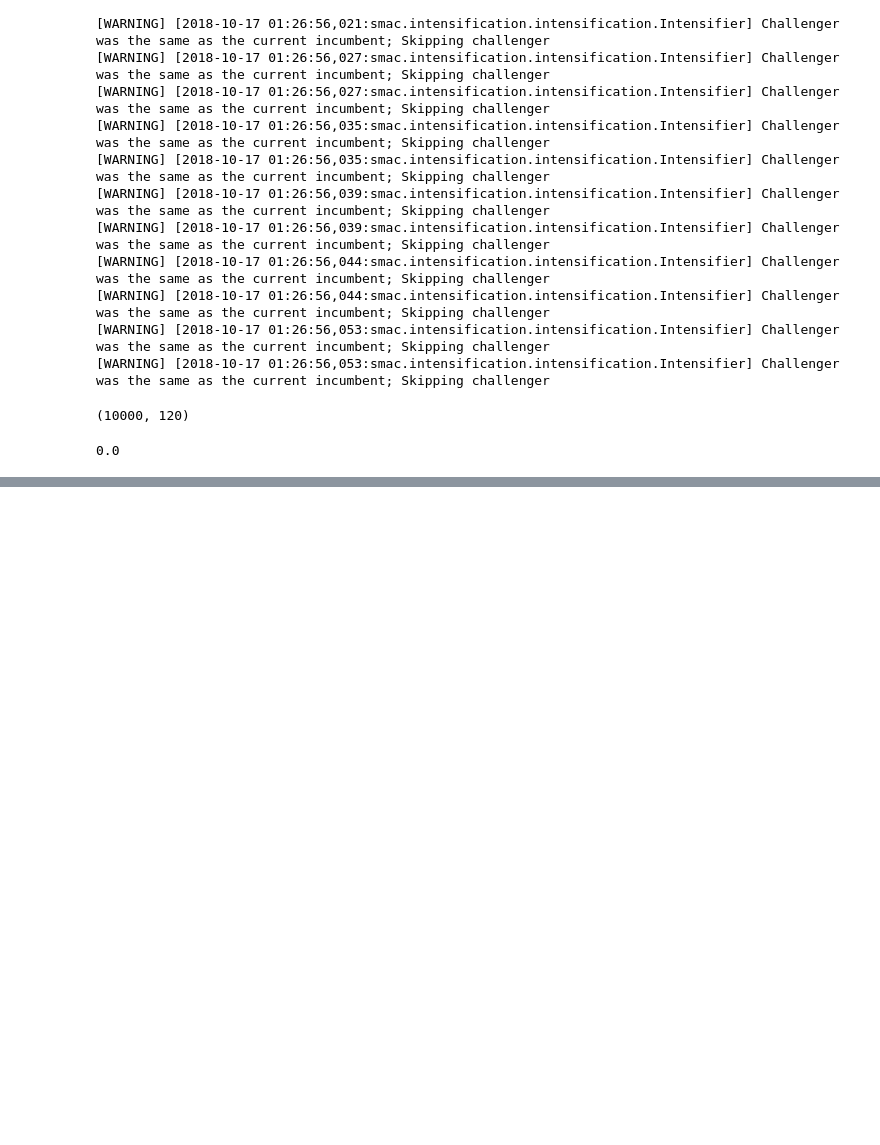
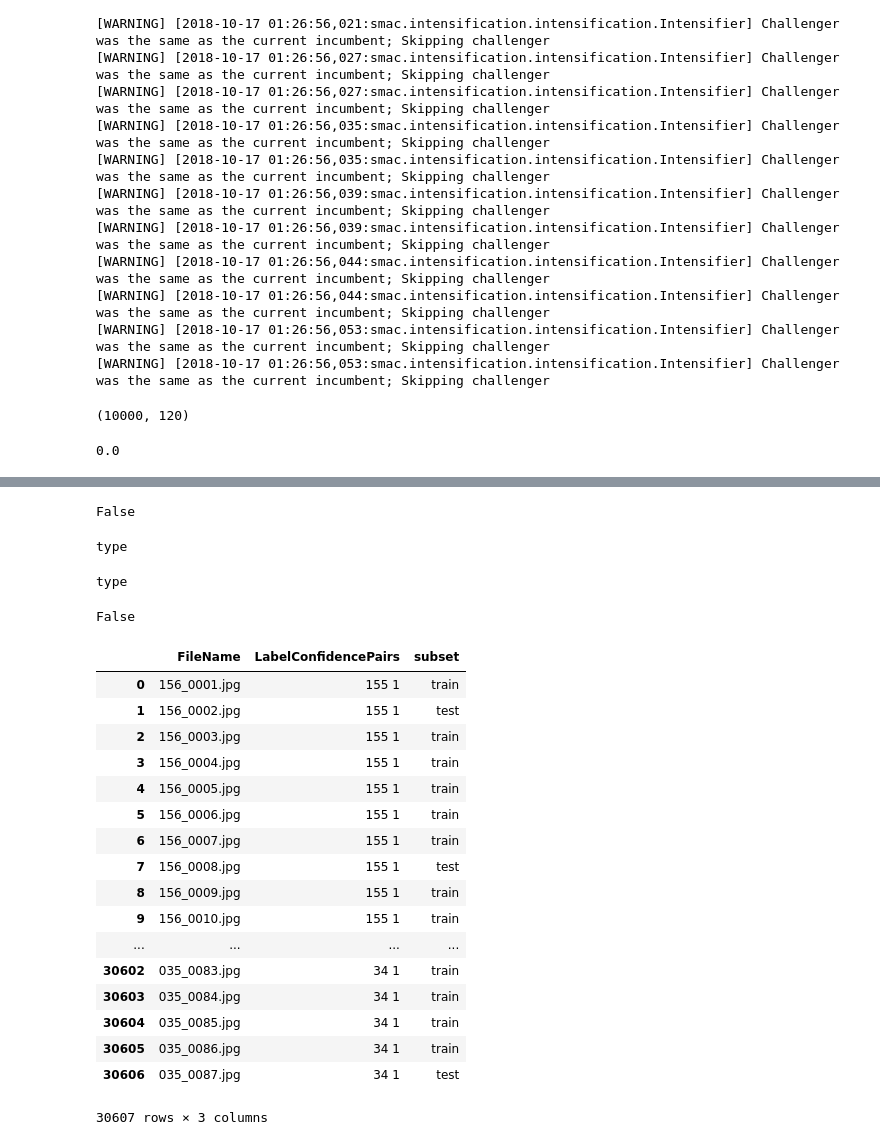
Before and after one commit to zhengying-liu/autodl-contrib, a Jupyter notebook: utils/image/explore_image.ipynb, the cells around one changed output, grey strips where cells are left out. Saved outputs shown, nothing was run; the diff lists cells and outputs as text; code cells hidden in the pictures; blank space fills up the shorter version.

```diff
--- a/utils/image/explore_image.ipynb
+++ b/utils/image/explore_image.ipynb
@@ -807,0 +992,6 @@ Model()
+# %%
+image_tensor = tf.image.decode_image(image_bytes, channels=1)
+image_tensor = tf.squeeze(image_tensor)
+with tf.Session() as sess:
+  y = sess.run(image_tensor)
+# reshaped = tf.reshape(image_tensor, shape=[-1, -1, -1])
@@ -807,0 +1002,3 @@ Model()
+# %%
+with tf.Session() as sess:
+  x = sess.run(image_tensor)
@@ -807,0 +1084,49 @@ Model()
+# %%
+isinstance('0', tuple)
+# %% [output]
+False
+# %%
+type(tuple)
+# %% [output]
+type
+# %%
+type(type)
+# %% [output]
+type
+# %%
+isinstance([], tuple)
+# %% [output]
+False
+# %%
+def get_merged_df(labels_df, train_size=0.8):
+  np.random.seed(42)
+  merged_df = labels_df.copy()
+  def get_subset(u):
+    if u < train_size:
+      return 'train'
+    else:
+      return 'test'
+  merged_df['subset'] = merged_df.apply(lambda x: get_subset(np.random.rand()), axis=1)
+  return merged_df
+# %%
+merged_df = get_merged_df(labels_df)
+merged_df
+# %% [output]
+|  | FileName | LabelConfidencePairs | subset |
+| 0 | 156_0001.jpg | 155 1 | train |
+| 1 | 156_0002.jpg | 155 1 | test |
+| 2 | 156_0003.jpg | 155 1 | train |
+| 3 | 156_0004.jpg | 155 1 | train |
+| 4 | 156_0005.jpg | 155 1 | train |
+| 5 | 156_0006.jpg | 155 1 | train |
+| 6 | 156_0007.jpg | 155 1 | train |
+| 7 | 156_0008.jpg | 155 1 | test |
+| 8 | 156_0009.jpg | 155 1 | train |
+| 9 | 156_0010.jpg | 155 1 | train |
+| ... | ... | ... | ... |
+| 30602 | 035_0083.jpg | 34 1 | train |
+| 30603 | 035_0084.jpg | 34 1 | train |
+| 30604 | 035_0085.jpg | 34 1 | train |
+| 30605 | 035_0086.jpg | 34 1 | train |
+| 30606 | 035_0087.jpg | 34 1 | test |
+30607 rows × 3 columns
```
Also changed, not shown: parts of 56 cells of this notebook.
